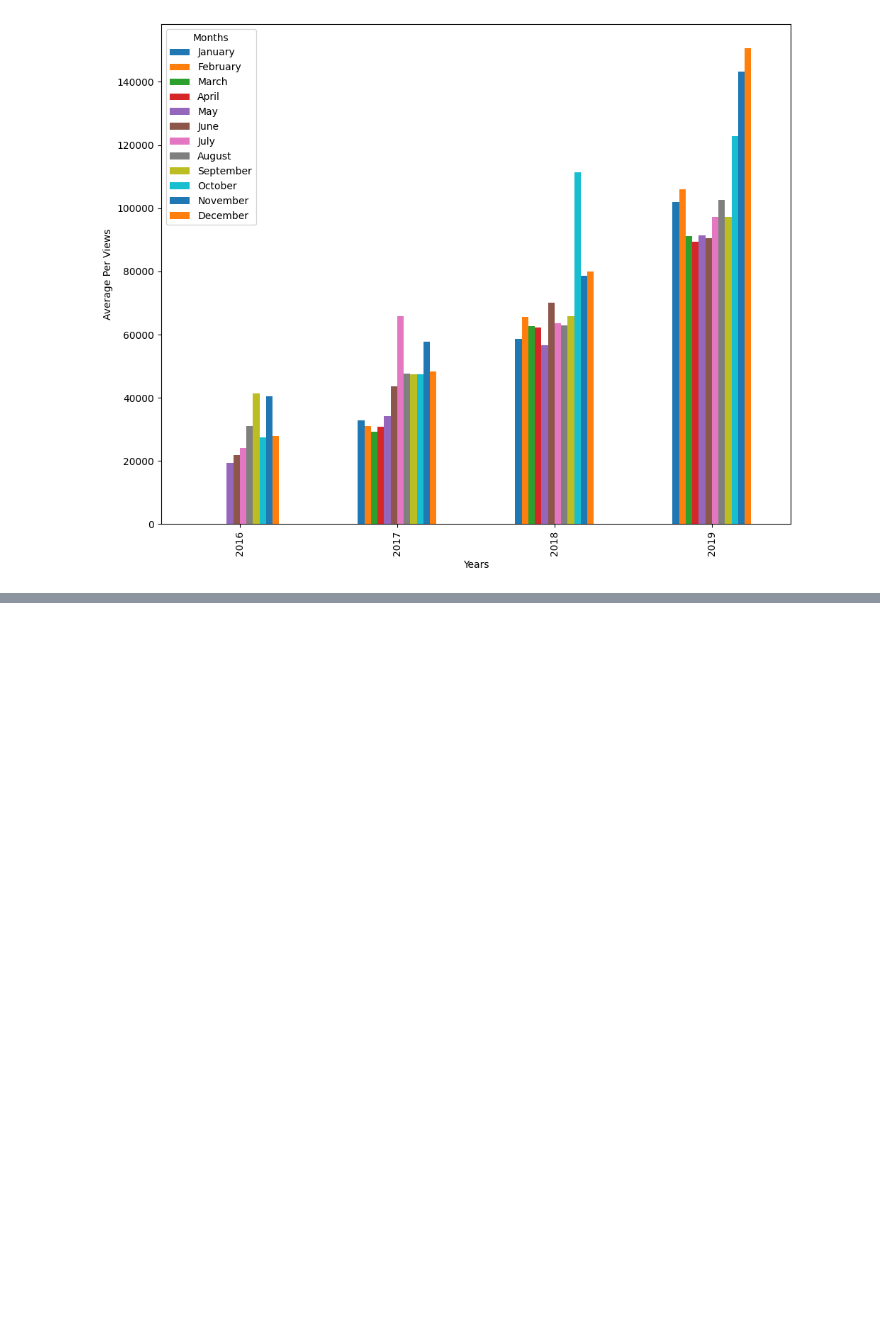
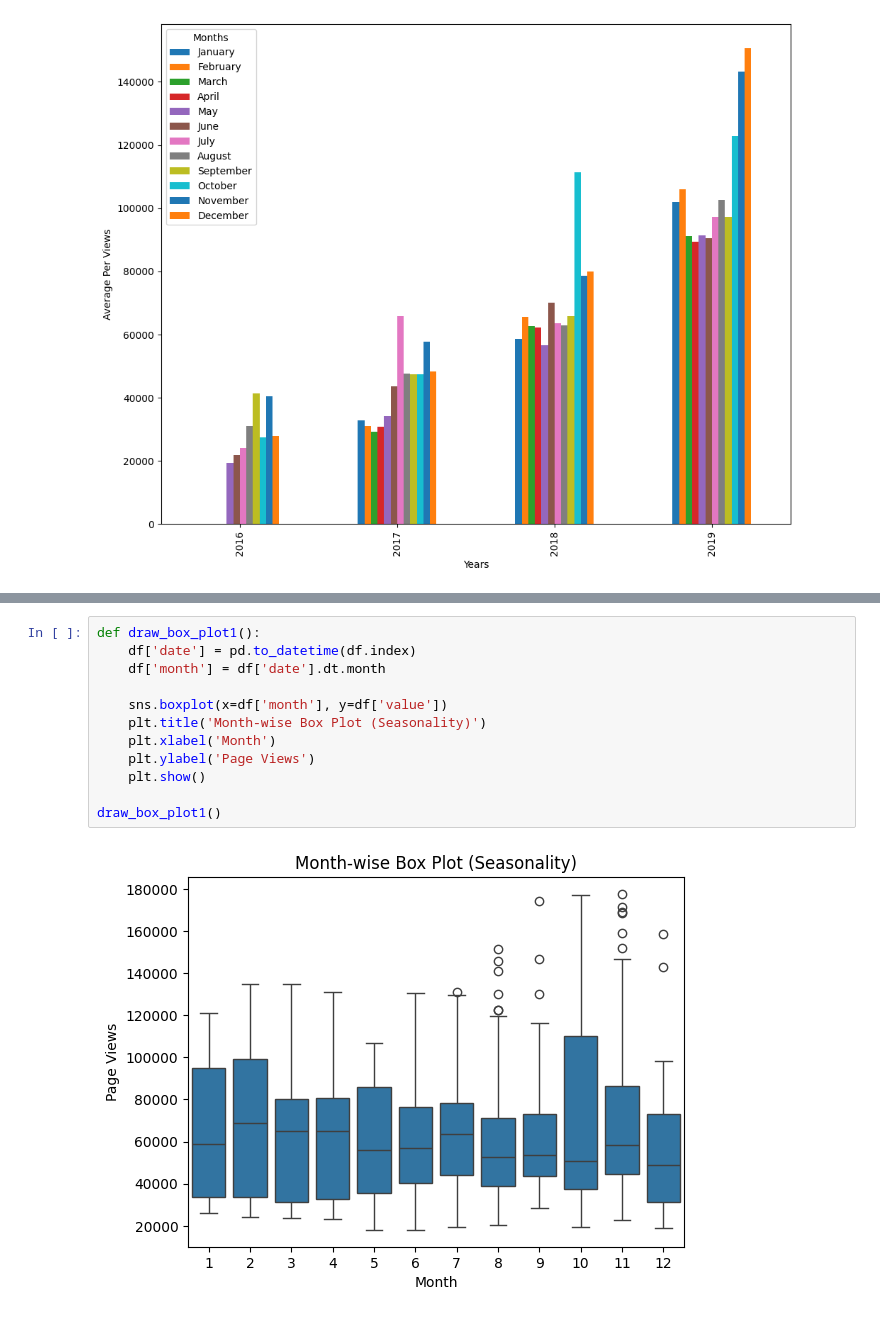
Before and after one commit to macosta7/curso_python, a Jupyter notebook: exercicio4/jupyter.ipynb, the cells around one changed output, grey strips where cells are left out. Cells and saved outputs as stored; diff of their text form; blank space fills up the shorter version.

```diff
--- a/exercicio4/jupyter.ipynb
+++ b/exercicio4/jupyter.ipynb
@@ -77,0 +79,14 @@ KeyError: 'value'
+# %%
+def draw_box_plot1():
+    df['date'] = pd.to_datetime(df.index)
+    df['month'] = df['date'].dt.month
+
+    sns.boxplot(x=df['month'], y=df['value'])
+    plt.title('Month-wise Box Plot (Seasonality)')
+    plt.xlabel('Month')
+    plt.ylabel('Page Views')
+    plt.show()
+
+draw_box_plot1()
+# %% [output]
+[figure, added]
```
Also changed, not shown: parts of 3 cells of this notebook, 1 other file.
